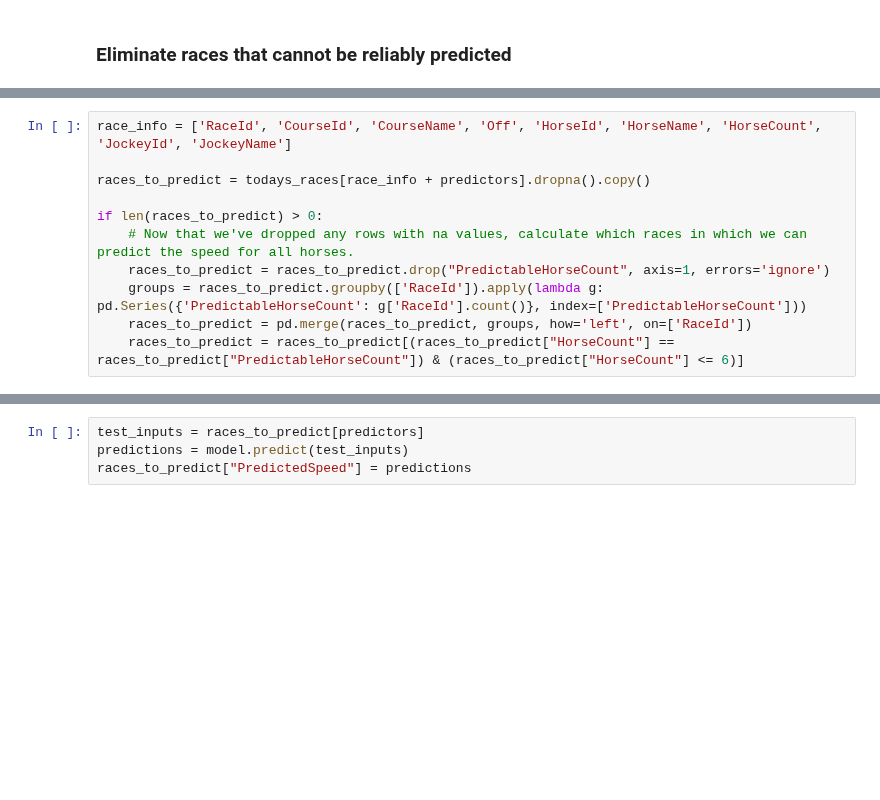
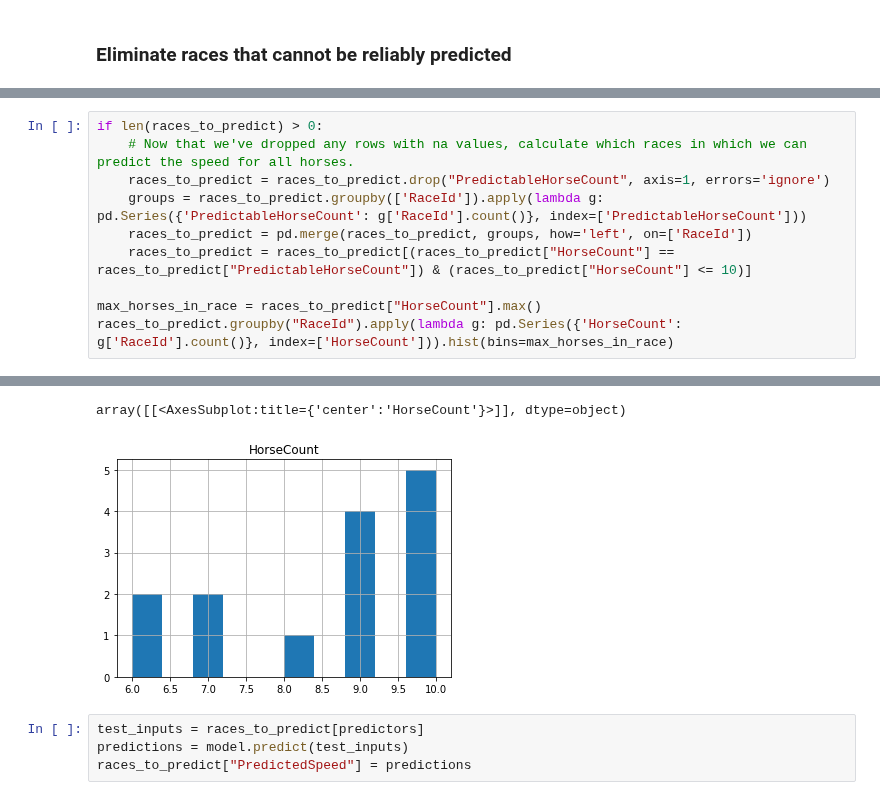
Before and after one commit to LeeSanderson/RacingData, a Jupyter notebook: Data/LinearRegressionPredictor.ipynb, the cells around one changed output, grey strips where cells are left out. Saved outputs shown, nothing was run; the diff lists cells and outputs as text; blank space fills up the shorter version.

```diff
--- a/Data/LinearRegressionPredictor.ipynb
+++ b/Data/LinearRegressionPredictor.ipynb
@@ -286,12 +296,11 @@ todays_races = todays_races.drop("LastOff", axis=1, errors='ignore')
 # %%
-race_info = ['RaceId', 'CourseId', 'CourseName', 'Off', 'HorseId', 'HorseName', 'HorseCount', 'JockeyId', 'JockeyName']
-
-races_to_predict = todays_races[race_info + predictors].dropna().copy()
-
 if len(races_to_predict) > 0:
     # Now that we've dropped any rows with na values, calculate which races in which we can predict the speed for all horses.
     races_to_predict = races_to_predict.drop("PredictableHorseCount", axis=1, errors='ignore')
     groups = races_to_predict.groupby(['RaceId']).apply(lambda g: pd.Series({'PredictableHorseCount': g['RaceId'].count()}, index=['PredictableHorseCount']))
     races_to_predict = pd.merge(races_to_predict, groups, how='left', on=['RaceId'])
-    races_to_predict = races_to_predict[(races_to_predict["HorseCount"] == races_to_predict["PredictableHorseCount"]) & (races_to_predict["HorseCount"] <= 6)]
+    races_to_predict = races_to_predict[(races_to_predict["HorseCount"] == races_to_predict["PredictableHorseCount"]) & (races_to_predict["HorseCount"] <= 10)]
+
+max_horses_in_race = races_to_predict["HorseCount"].max()
+races_to_predict.groupby("RaceId").apply(lambda g: pd.Series({'HorseCount': g['RaceId'].count()}, index=['HorseCount'])).hist(bins=max_horses_in_race)
 # %% [output]
@@ -315,3 +307,5 @@ if len(races_to_predict) > 0:
+array([[<AxesSubplot:title={'center':'HorseCount'}>]], dtype=object)
+[figure, added]
 # %%
 test_inputs = races_to_predict[predictors]
 predictions = model.predict(test_inputs)
```
Also changed, not shown: parts of 9 cells of this notebook, 11 other files.
